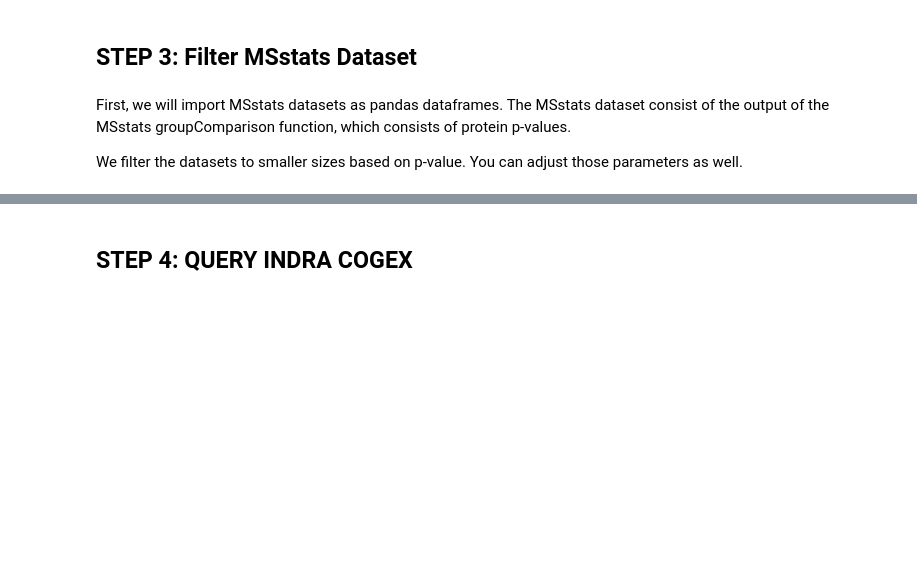
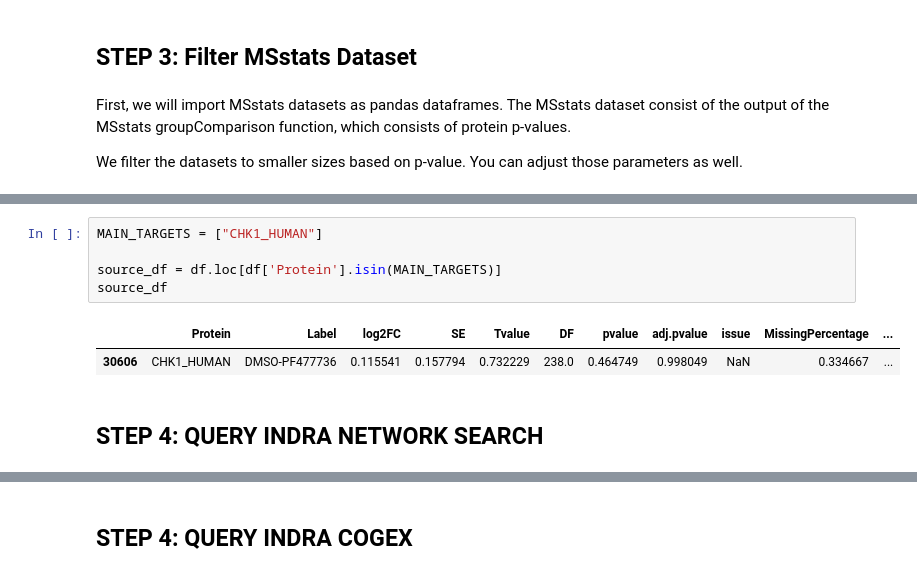
Before and after one commit to gyorilab/indra_may_institute, a Jupyter notebook: drug-demo.ipynb, the cells around one changed output, grey strips where cells are left out. Drawn from its saved outputs; the diff is of its cells as text; blank space fills up the shorter version.

```diff
--- a/drug-demo.ipynb
+++ b/drug-demo.ipynb
@@ -111,3 +108,13 @@ pandas_df
 | 63546 | FCGRN_HUMAN | DMSO-PF477736 | -0.674851 | 0.132991 | -5.074427 | 179.0 | 9.674775e-07 | 1.592468e-03 | NaN | 0.195918 | ... |
 | 115656 | NECP2_HUMAN | DMSO-PF477736 | 0.693701 | 0.097077 | 7.145875 | 259.0 | 9.076739e-12 | 2.241047e-08 | NaN | 0.040000 | ... |
 | 152151 | RFA1_HUMAN | DMSO-PF477736 | -0.603824 | 0.076190 | -7.925239 | 260.0 | 6.705747e-14 | 3.311298e-10 | NaN | 0.120667 | ... |
+# %%
+MAIN_TARGETS = ["CHK1_HUMAN"]
+
+source_df = df.loc[df['Protein'].isin(MAIN_TARGETS)]
+source_df
+# %% [output]
+|  | Protein | Label | log2FC | SE | Tvalue | DF | pvalue | adj.pvalue | issue | MissingPercentage | ... |
+| 30606 | CHK1_HUMAN | DMSO-PF477736 | 0.115541 | 0.157794 | 0.732229 | 238.0 | 0.464749 | 0.998049 | NaN | 0.334667 | ... |
+# %% [markdown]
+## STEP 4: QUERY INDRA NETWORK SEARCH
```
Also changed, not shown: parts of 7 cells of this notebook.
